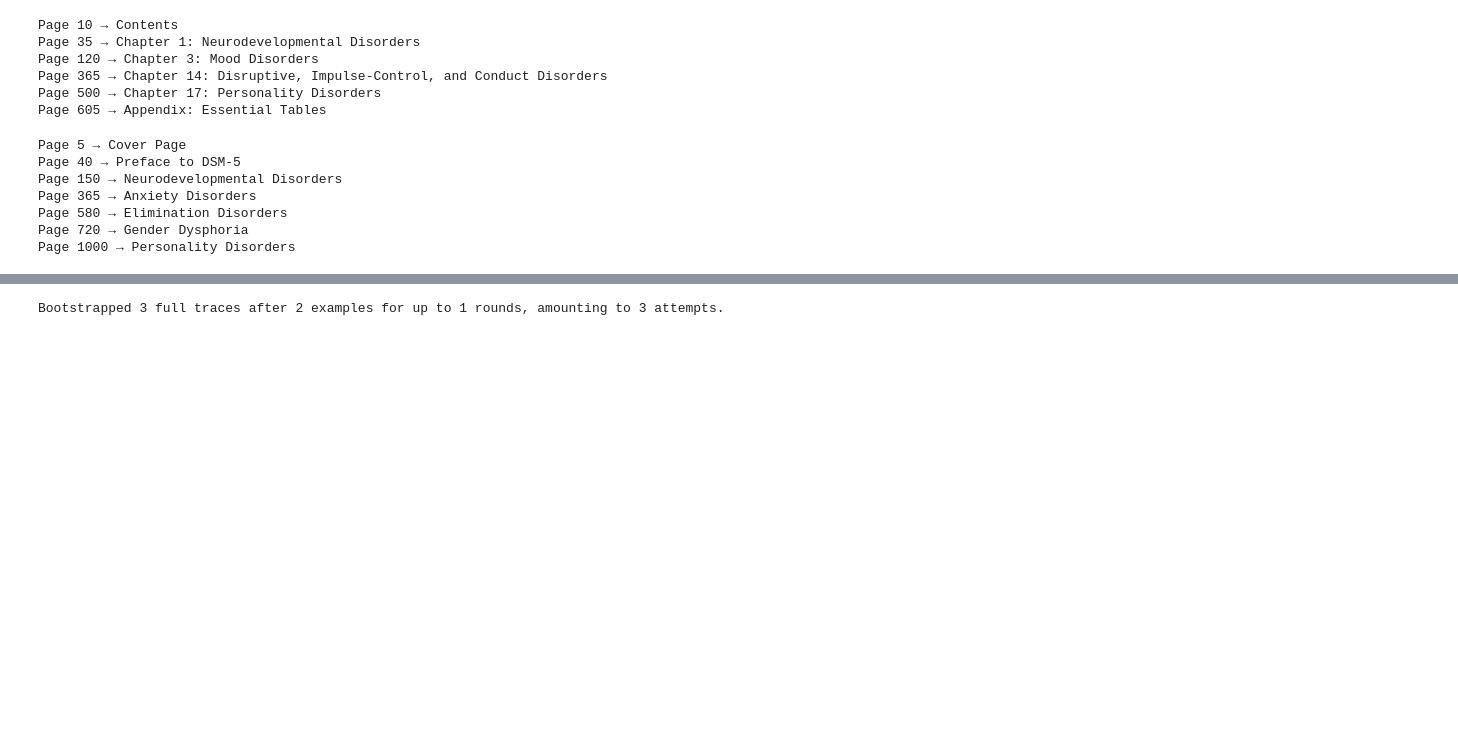
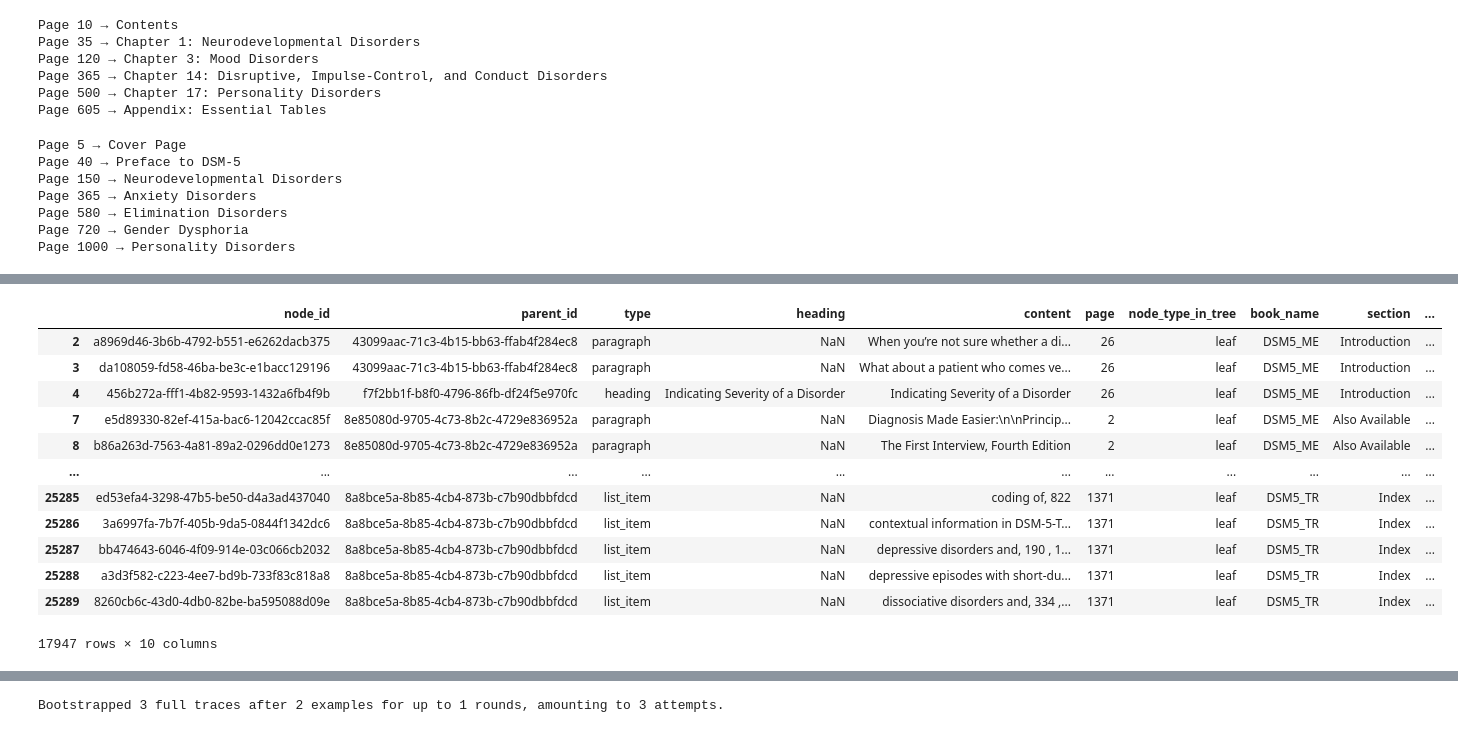
Before and after one commit to Alijgh003/MentalKG, a Jupyter notebook: test.ipynb, the cells around one changed output, grey strips where cells are left out. Cells and saved outputs as stored; diff of their text form; code cells hidden in the pictures; blank space fills up the shorter version.

```diff
--- a/test.ipynb
+++ b/test.ipynb
@@ -312,0 +370,34 @@ df.to_json("books/dsm-tree/tree_with_IDs.json", orient="records", lines=True)
+# %%
+
+# Assuming df is your DataFrame
+df['_path'] = None
+
+# Quick lookups for content and parent_id
+node_content_map = df.set_index('node_id')['content'].to_dict()
+node_parent_map = df.set_index('node_id')['parent_id'].to_dict()
+node_section_map = df.set_index('node_id')['section'].to_dict()
+
+def build_path_exclude_current(node_id):
+    path = []
+    current_id = node_parent_map.get(node_id)  # start from the parent of current node
+
+    # Traverse up until the root
+    while pd.notna(current_id):
+        content = node_content_map.get(current_id)
+        if content and str(content).strip() != "":
+            path.insert(0, content)  # prepend to keep hierarchical order
+        current_id = node_parent_map.get(current_id)
+
+    # Prepend Section at the start
+    section = node_section_map.get(node_id)
+    if section:
+        path.insert(0, section)
+
+    return ' -> '.join(path)
+
+# Apply to all rows
+df['_path'] = df['node_id'].apply(build_path_exclude_current)
+
+# Preview
+prew = df[['content', 'section', '_path','node_type_in_tree']]
+prew
@@ -312,0 +432,16 @@ df.to_json("books/dsm-tree/tree_with_IDs.json", orient="records", lines=True)
+# %%
+df[df['node_type_in_tree']=='leaf']
+# %% [output]
+|  | node_id | parent_id | type | heading | content | page | node_type_in_tree | book_name | section | ... |
+| 2 | a8969d46-3b6b-4792-b551-e6262dacb375 | 43099aac-71c3-4b15-bb63-ffab4f284ec8 | paragraph | NaN | When you’re not sure whether a di... | 26 | leaf | DSM5_ME | Introduction | ... |
+| 3 | da108059-fd58-46ba-be3c-e1bacc129196 | 43099aac-71c3-4b15-bb63-ffab4f284ec8 | paragraph | NaN | What about a patient who comes ve... | 26 | leaf | DSM5_ME | Introduction | ... |
+| 4 | 456b272a-fff1-4b82-9593-1432a6fb4f9b | f7f2bb1f-b8f0-4796-86fb-df24f5e970fc | heading | Indicating Severity of a Disorder | Indicating Severity of a Disorder | 26 | leaf | DSM5_ME | Introduction | ... |
+| 7 | e5d89330-82ef-415a-bac6-12042ccac85f | 8e85080d-9705-4c73-8b2c-4729e836952a | paragraph | NaN | Diagnosis Made Easier:\n\nPrincip... | 2 | leaf | DSM5_ME | Also Available | ... |
+| 8 | b86a263d-7563-4a81-89a2-0296dd0e1273 | 8e85080d-9705-4c73-8b2c-4729e836952a | paragraph | NaN | The First Interview, Fourth Edition | 2 | leaf | DSM5_ME | Also Available | ... |
+| ... | ... | ... | ... | ... | ... | ... | ... | ... | ... | ... |
+| 25285 | ed53efa4-3298-47b5-be50-d4a3ad437040 | 8a8bce5a-8b85-4cb4-873b-c7b90dbbfdcd | list_item | NaN | coding of, 822 | 1371 | leaf | DSM5_TR | Index | ... |
+| 25286 | 3a6997fa-7b7f-405b-9da5-0844f1342dc6 | 8a8bce5a-8b85-4cb4-873b-c7b90dbbfdcd | list_item | NaN | contextual information in DSM-5-T... | 1371 | leaf | DSM5_TR | Index | ... |
+| 25287 | bb474643-6046-4f09-914e-03c066cb2032 | 8a8bce5a-8b85-4cb4-873b-c7b90dbbfdcd | list_item | NaN | depressive disorders and, 190 , 1... | 1371 | leaf | DSM5_TR | Index | ... |
+| 25288 | a3d3f582-c223-4ee7-bd9b-733f83c818a8 | 8a8bce5a-8b85-4cb4-873b-c7b90dbbfdcd | list_item | NaN | depressive episodes with short-du... | 1371 | leaf | DSM5_TR | Index | ... |
+| 25289 | 8260cb6c-43d0-4db0-82be-ba595088d09e | 8a8bce5a-8b85-4cb4-873b-c7b90dbbfdcd | list_item | NaN | dissociative disorders and, 334 ,... | 1371 | leaf | DSM5_TR | Index | ... |
+17947 rows × 10 columns
```
Also changed, not shown: parts of 16 cells of this notebook, 3 other files.
